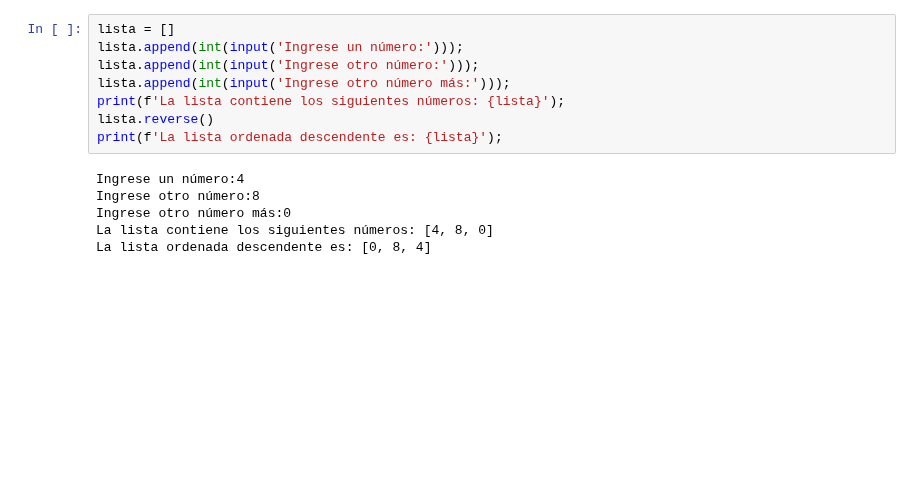
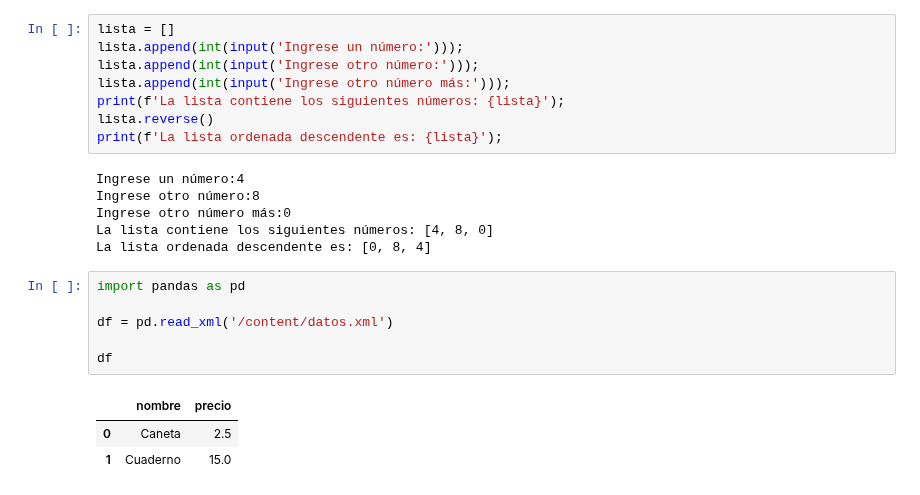
Before and after one commit to ivazquez-07/python_data_science_excersises, a Jupyter notebook: Python_Data_Science.ipynb, the cells around one changed output. Drawn from its saved outputs; the diff is of its cells as text; blank space fills up the shorter version.

```diff
--- a/Python_Data_Science.ipynb
+++ b/Python_Data_Science.ipynb
@@ -637,3 +637,13 @@ Ingrese otro número:8
 Ingrese otro número más:0
 La lista contiene los siguientes números: [4, 8, 0]
 La lista ordenada descendente es: [0, 8, 4]
+# %%
+import pandas as pd
+
+df = pd.read_xml('/content/datos.xml')
+
+df
+# %% [output]
+|  | nombre | precio |
+| 0 | Caneta | 2.5 |
+| 1 | Cuaderno | 15.0 |
```
Also changed, not shown: parts of 2 cells of this notebook.
